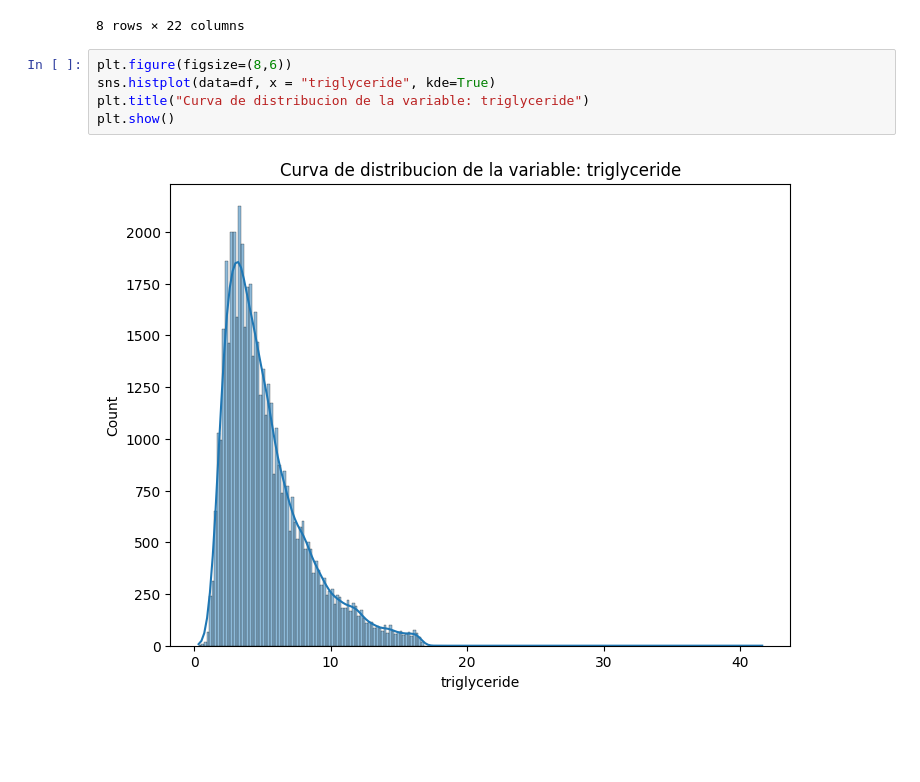
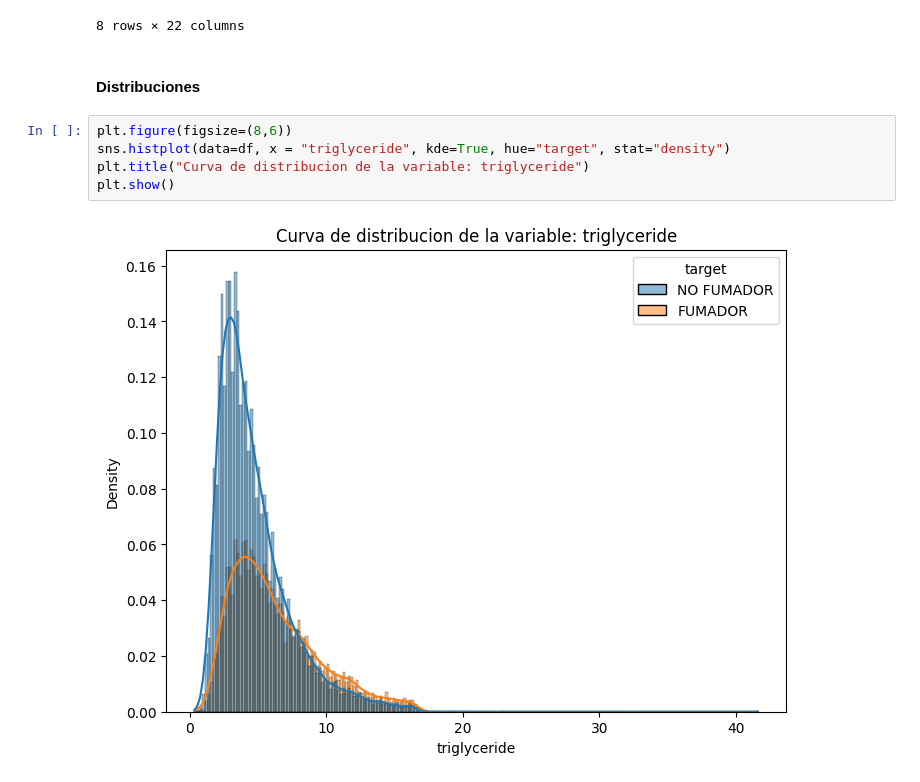
Before and after one commit to MartinJaureguy/classification_template_model_coderhouse_ds2, a Jupyter notebook: notebooks/03_eda.ipynb, the cells around one changed output. Drawn from its saved outputs; the diff is of its cells as text; blank space fills up the shorter version.

```diff
--- a/notebooks/03_eda.ipynb
+++ b/notebooks/03_eda.ipynb
@@ -107,10 +105,12 @@ df.describe()
 | 75% | 40034.250000 | 5.416667 | 3.416667 | 9.125000 | 6.666667 | 2.708333 | 5.625000 | 55.000000 | 170.000000 | ... |
 | max | 55690.000000 | 10.000000 | 6.083333 | 18.541667 | 41.625000 | 25.750000 | 77.500000 | 85.000000 | 190.000000 | ... |
 8 rows × 22 columns
+# %% [markdown]
+#### Distribuciones
 # %%
 plt.figure(figsize=(8,6))
-sns.histplot(data=df, x = "triglyceride", kde=True)
+sns.histplot(data=df, x = "triglyceride", kde=True, hue="target", stat="density")
 plt.title("Curva de distribucion de la variable: triglyceride")
 plt.show()
 # %% [output]
-[figure, old version]
+[figure, new version]
```
Also changed, not shown: parts of 15 cells of this notebook.
